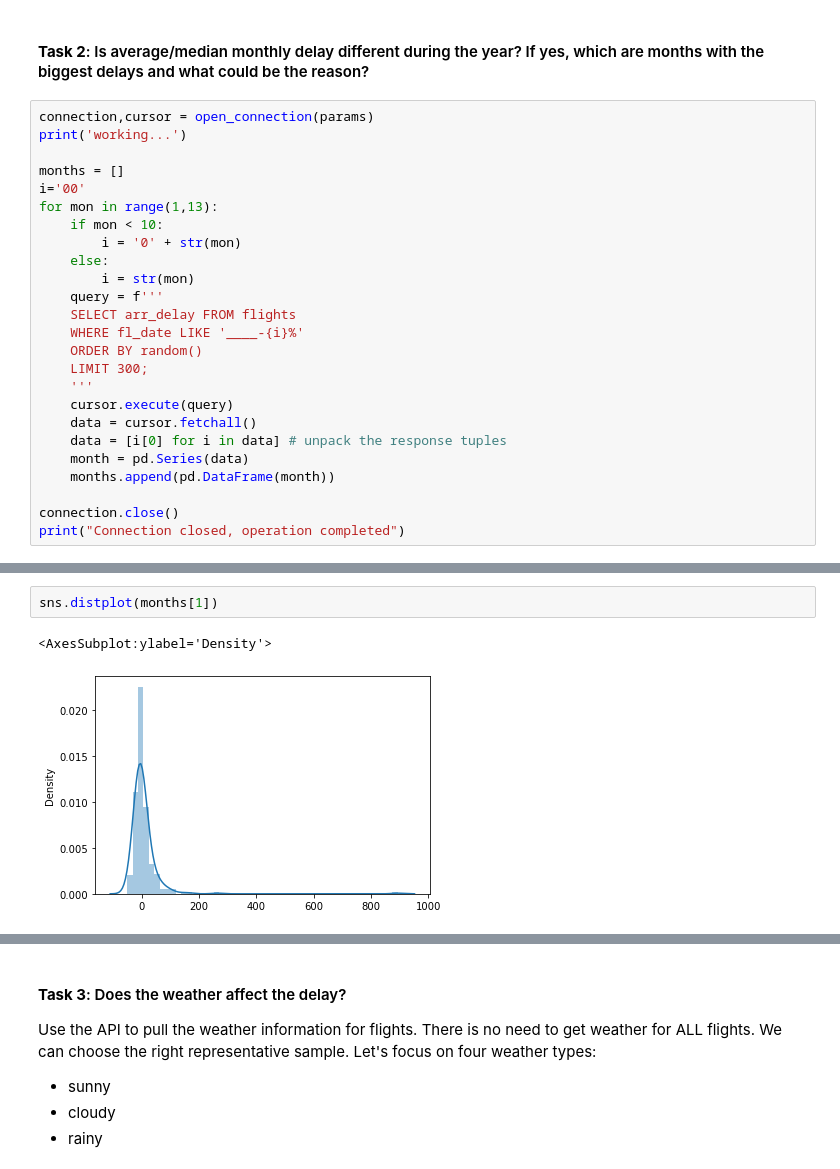
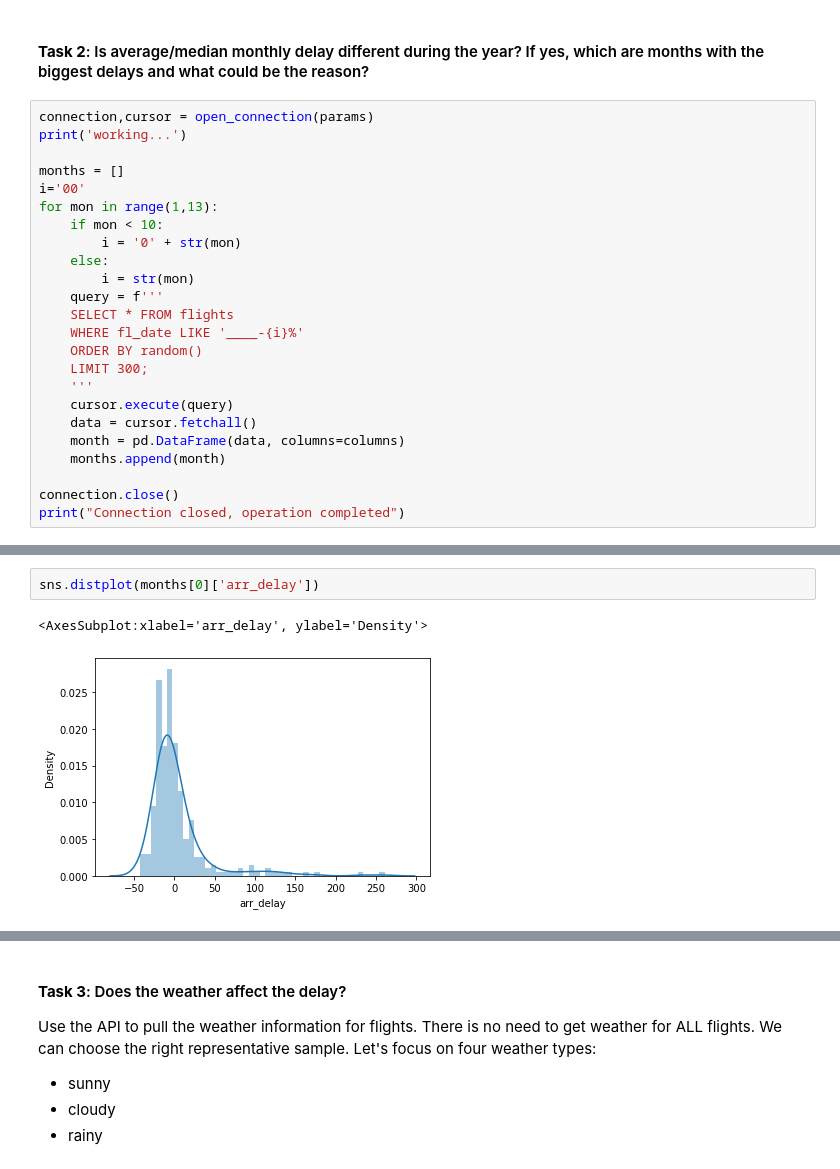
Before and after one commit to Richlorr/MidtermFlights, a Jupyter notebook: exploratory_analysis.ipynb, the cells around one changed output, grey strips where cells are left out. Cells and saved outputs as stored; diff of their text form.

```diff
--- a/exploratory_analysis.ipynb
+++ b/exploratory_analysis.ipynb
@@ -156,16 +166,15 @@ for mon in range(1,13):
     else:
         i = str(mon)
     query = f'''
-    SELECT arr_delay FROM flights
+    SELECT * FROM flights
     WHERE fl_date LIKE '____-{i}%'
     ORDER BY random()
     LIMIT 300;
     '''
     cursor.execute(query)
     data = cursor.fetchall()
-    data = [i[0] for i in data] # unpack the response tuples
-    month = pd.Series(data)
-    months.append(pd.DataFrame(month))
+    month = pd.DataFrame(data, columns=columns)
+    months.append(month)
 
 connection.close()
 print("Connection closed, operation completed")
@@ -174,7 +200,7 @@ Connection was successful
 # %%
-sns.distplot(months[1])
+sns.distplot(months[0]['arr_delay'])
 # %% [output]
-<AxesSubplot:ylabel='Density'>
+<AxesSubplot:xlabel='arr_delay', ylabel='Density'>
-[figure, old version]
+[figure, new version]
 # %%
 for i in range(12):
```
Also changed, not shown: parts of 16 cells of this notebook.
